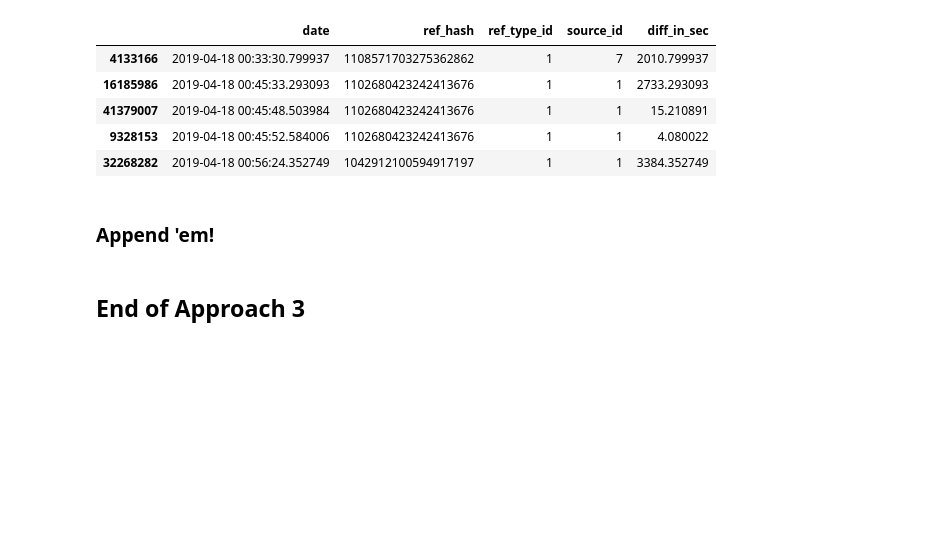
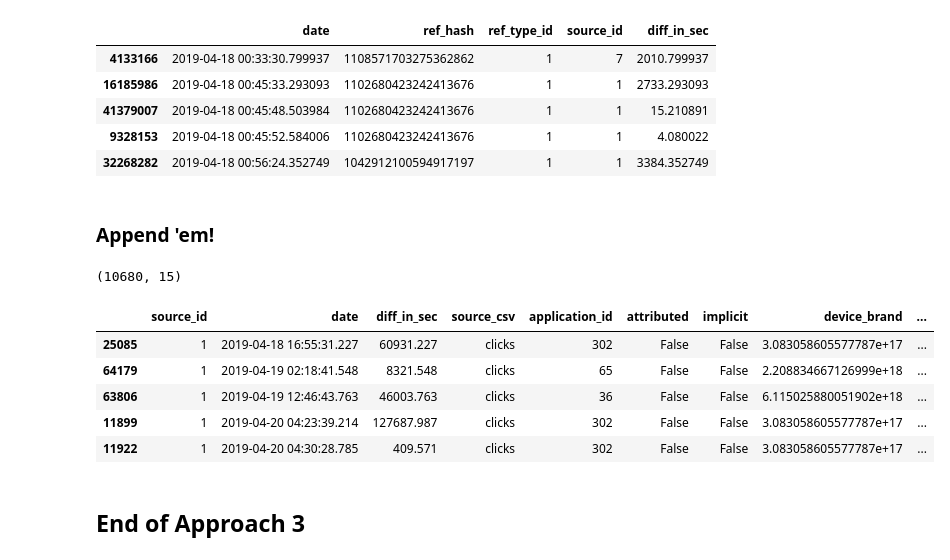
Before and after one commit to rozanecm/7506_tp2_1c2019, a Jupyter notebook: notebooks/My nb by mr.ipynb, the cells around one changed output. Drawn from its saved outputs; the diff is of its cells as text; code cells hidden in the pictures; blank space fills up the shorter version.

```diff
--- a/notebooks/My nb by mr.ipynb
+++ b/notebooks/My nb by mr.ipynb
@@ -123,6 +123,7 @@ def set_source_col(df, source):
     from which csv file it originated
     """
     df['source_csv'] = source
+
 
 def process_time_diffs(df):
     """
@@ -143,6 +144,7 @@ def process_time_diffs(df):
 
     return asdf
 
+
 def process_time_diffs_vs_min_day(df):
     """
     create column indicating difference between
@@ -161,7 +163,7 @@ def process_time_diffs_vs_min_day(df):
     return asdf
 
 
-def set_observed_column(df, csv_source_that_defines_death, inplace=False):
+def set_observed_column(df, csv_source_that_defines_death):
     """
     create column indicating if death has been observed or not.
     """
@@ -170,6 +172,7 @@ def set_observed_column(df, csv_source_that_defines_death, inplace=False):
     asdf['observed'] = asdf.source_csv == csv_source_that_defines_death
 
     return asdf
+
 
 def fill_with_mode(x):
     """
@@ -182,6 +185,7 @@ def fill_with_mode(x):
         mode = x.mode()[0]
         return x.fillna(mode)
 
+
 def fill_all_nans(df):
     """ Fill nan spaces with the mode of the group by ref_hash. """
     nans_filled = df.groupby('ref_hash', as_index=False, sort=False).transform(lambda x: fill_with_mode(x))
@@ -596,2 +596,17 @@ appended = df_clicks.append(df_installs, sort=False).append(df_events, sort=Fals
 # %%
 appended = fill_all_nans(appended)
+# %%
+appended = set_observed_column(appended, "auctions")
+# %%
+appended.shape
+# %% [output]
+(10680, 15)
+# %%
+appended.head()
+# %% [output]
+|  | source_id | date | diff_in_sec | source_csv | application_id | attributed | implicit | device_brand | ... |
+| 25085 | 1 | 2019-04-18 16:55:31.227 | 60931.227 | clicks | 302 | False | False | 3.083058605577787e+17 | ... |
+| 64179 | 1 | 2019-04-19 02:18:41.548 | 8321.548 | clicks | 65 | False | False | 2.208834667126999e+18 | ... |
+| 63806 | 1 | 2019-04-19 12:46:43.763 | 46003.763 | clicks | 36 | False | False | 6.115025880051902e+18 | ... |
+| 11899 | 1 | 2019-04-20 04:23:39.214 | 127687.987 | clicks | 302 | False | False | 3.083058605577787e+17 | ... |
+| 11922 | 1 | 2019-04-20 04:30:28.785 | 409.571 | clicks | 302 | False | False | 3.083058605577787e+17 | ... |
```
Also changed, not shown: parts of 4 cells of this notebook.
